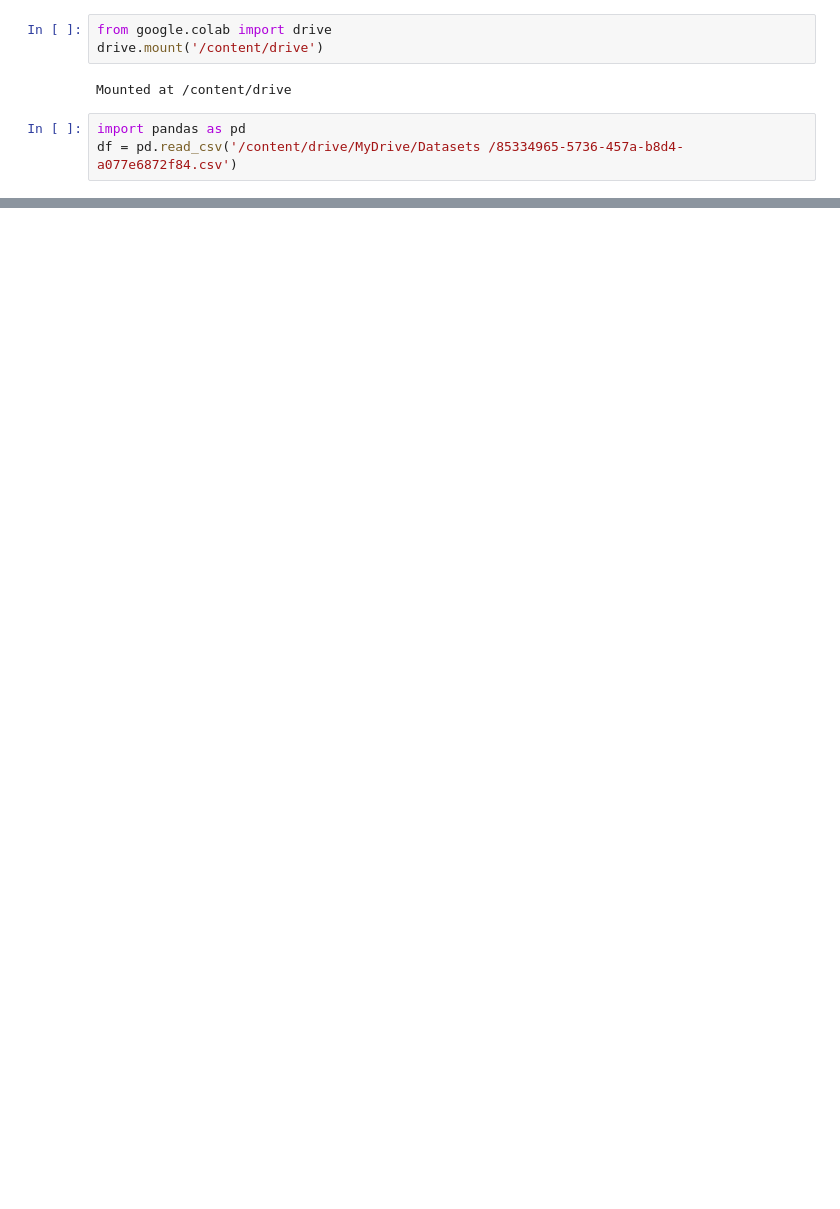
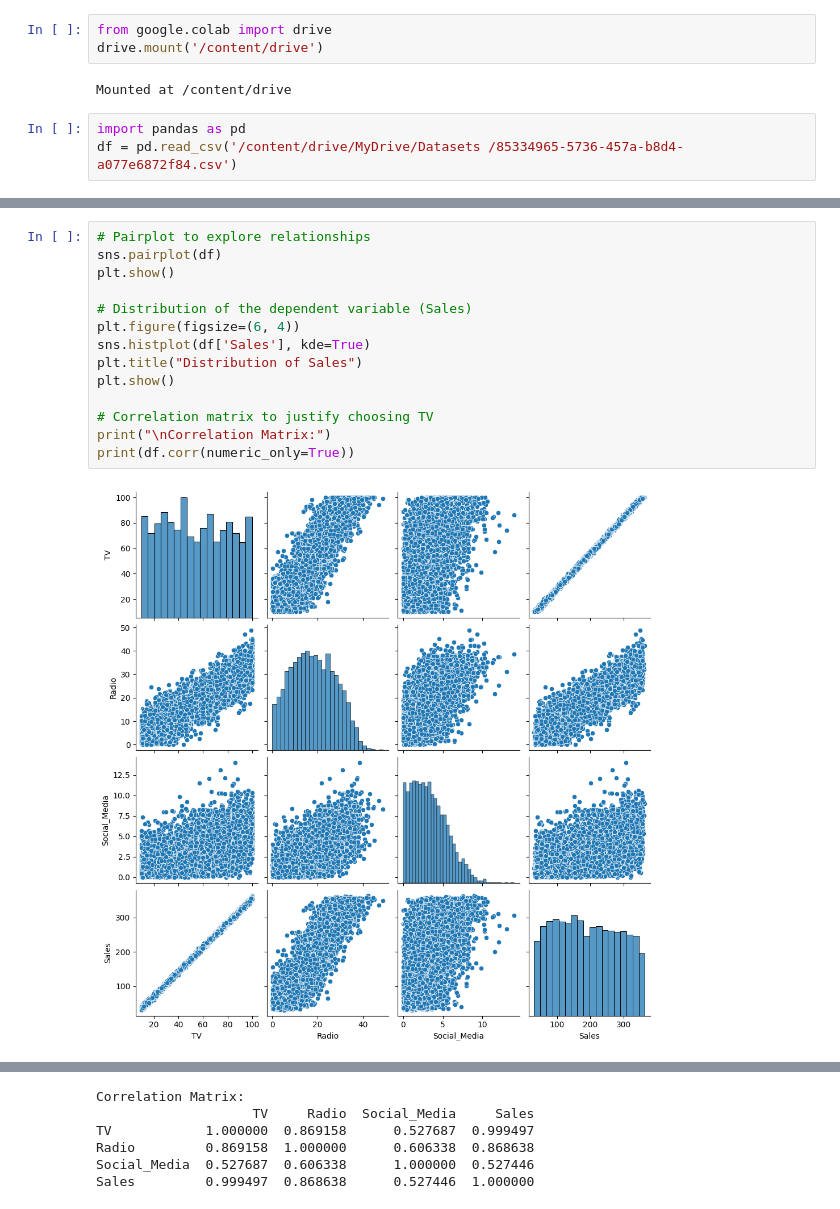
Before and after one commit to SimplyBecca5220/New-linear-regression, a Jupyter notebook: New_linear_regression.ipynb, the cells around one changed output, grey strips where cells are left out. Saved outputs shown, nothing was run; the diff lists cells and outputs as text; blank space fills up the shorter version.

```diff
--- a/New_linear_regression.ipynb
+++ b/New_linear_regression.ipynb
@@ -78,0 +51,16 @@ Notes:
+# %%
+# Pairplot to explore relationships
+sns.pairplot(df)
+plt.show()
+
+# Distribution of the dependent variable (Sales)
+plt.figure(figsize=(6, 4))
+sns.histplot(df['Sales'], kde=True)
+plt.title("Distribution of Sales")
+plt.show()
+
+# Correlation matrix to justify choosing TV
+print("\nCorrelation Matrix:")
+print(df.corr(numeric_only=True))
+# %% [output]
+[figure, added]
@@ -78,0 +68,6 @@ Notes:
+Correlation Matrix:
+                    TV     Radio  Social_Media     Sales
+TV            1.000000  0.869158      0.527687  0.999497
+Radio         0.869158  1.000000      0.606338  0.868638
+Social_Media  0.527687  0.606338      1.000000  0.527446
+Sales         0.999497  0.868638      0.527446  1.000000
```
Also changed, not shown: parts of 6 cells of this notebook.
